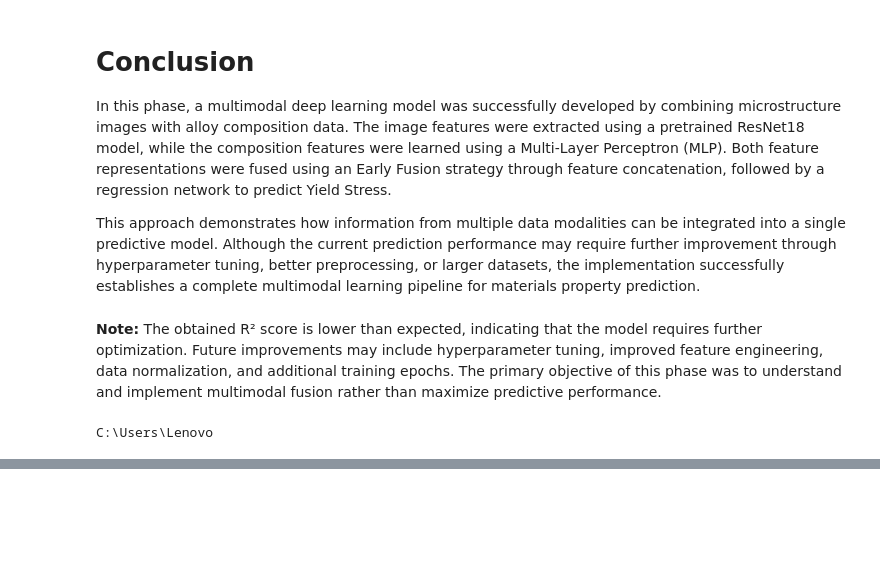
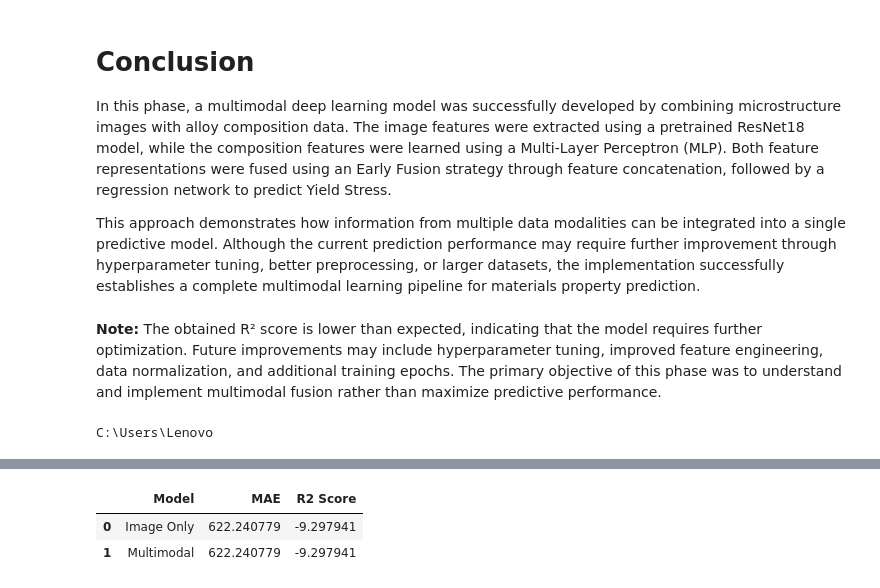
Before and after one commit to ishitastudent-lab/ml-alloy-project, a Jupyter notebook: ML materials science project.ipynb, the cells around one changed output, grey strips where cells are left out. Cells and saved outputs as stored; diff of their text form; code cells hidden in the pictures; blank space fills up the shorter version.

Commit message:
Completed Phase 6 - Model Evaluation

```diff
--- a/ML materials science project.ipynb
+++ b/ML materials science project.ipynb
@@ -1845,0 +1890,25 @@ C:\Users\Lenovo
+# %%
+ablation = pd.DataFrame({
+
+    "Model":[
+        "Image Only",
+        "Multimodal"
+    ],
+
+    "MAE":[
+         622.2407794932209,
+        mae
+    ],
+
+    "R2 Score":[
+        -9.297941104755946,
+        r2
+    ]
+
+})
+
+ablation
+# %% [output]
+|  | Model | MAE | R2 Score |
+| 0 | Image Only | 622.240779 | -9.297941 |
+| 1 | Multimodal | 622.240779 | -9.297941 |
```
Also changed, not shown: parts of 3 cells of this notebook.
